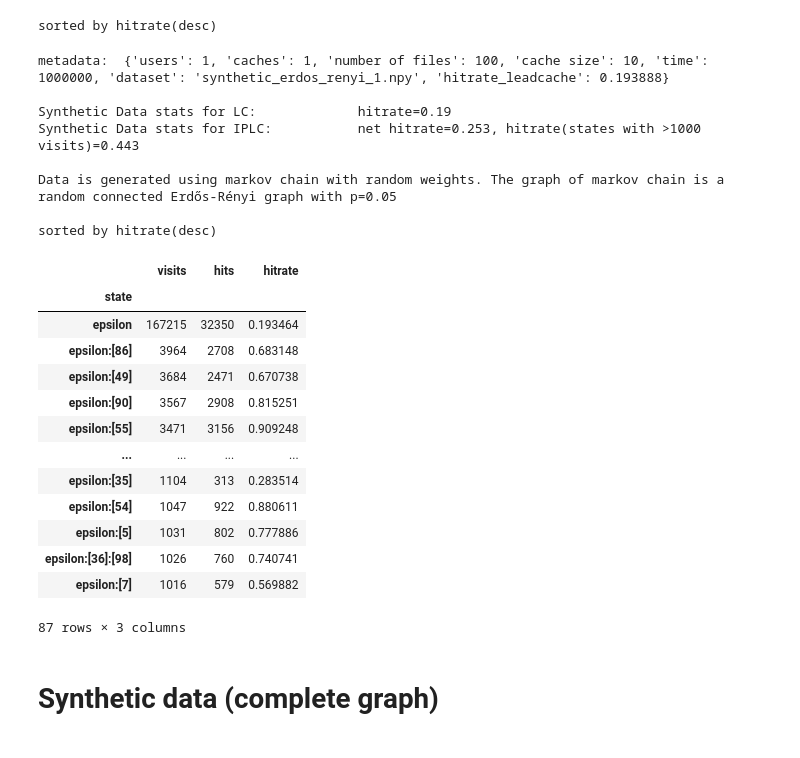
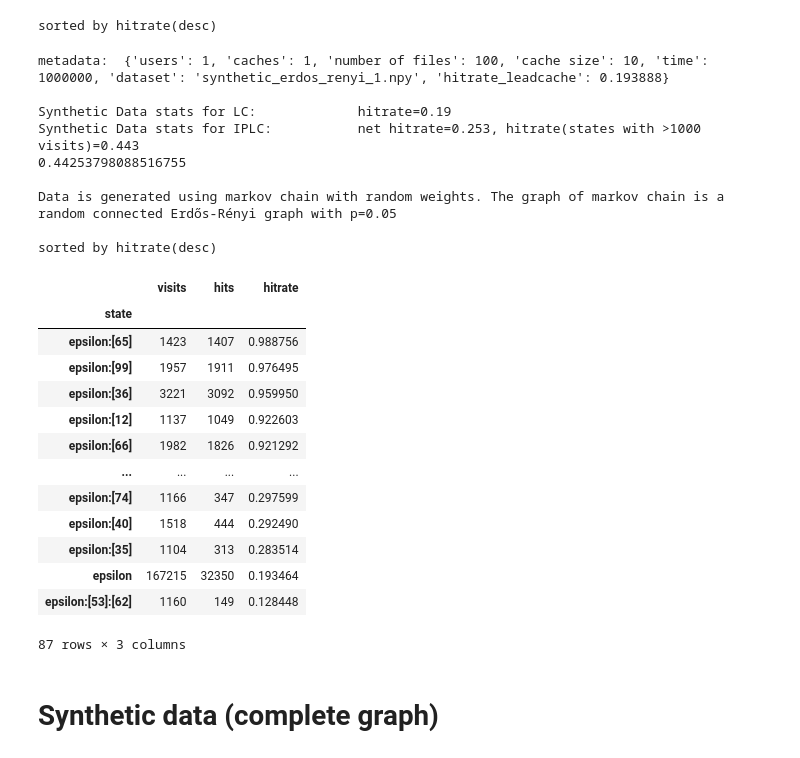
Before and after one commit to AtivJoshi/UniversalCaching, a Jupyter notebook: results.ipynb, the cells around one changed output. Cells and saved outputs as stored; diff of their text form; code cells hidden in the pictures.

```diff
--- a/results.ipynb
+++ b/results.ipynb
@@ -194,42 +194,43 @@ sorted by hitrate(desc)
 # %%
 folder_path=""
 with pd.HDFStore(folder_path+'data/erdos_renyi_1.h5') as storage:
   df=storage['df']
   df.set_index('state',drop=True,inplace=True)
   metadata=storage.get_storer('df').attrs.metadata
 des=metadata.pop('data_description')
 print('metadata: ',metadata)
 print(f'\nSynthetic Data stats for LC: \t\t hitrate={0.193888:.02f}')
 print(f'Synthetic Data stats for IPLC: \t\t net hitrate={0.25299:0.3f}, hitrate(states with >1000 visits)={0.44253798088516755:0.3f}')
 df.drop(df[df['visits']<1000].index,inplace=True)
 # print(df['hits'].sum()/df['visits'].sum())
 print('\n'+des)
-df.sort_values(by='visits',ascending=False,inplace=True)
+df.sort_values(by='per',ascending=False,inplace=True)
 df.rename({'per':'hitrate'},inplace=True,axis=1)
 print('\nsorted by hitrate(desc)')
 df
 # %% [output]
 metadata:  {'users': 1, 'caches': 1, 'number of files': 100, 'cache size': 10, 'time': 1000000, 'dataset': 'synthetic_erdos_renyi_1.npy', 'hitrate_leadcache': 0.193888}
 
 Synthetic Data stats for LC:             hitrate=0.19
 Synthetic Data stats for IPLC:           net hitrate=0.253, hitrate(states with >1000 visits)=0.443
+0.44253798088516755
 
 Data is generated using markov chain with random weights. The graph of markov chain is a random connected Erdős-Rényi graph with p=0.05
 
 sorted by hitrate(desc)
 |  | visits | hits | hitrate |
 | state |  |  |  |
+| epsilon:[65] | 1423 | 1407 | 0.988756 |
+| epsilon:[99] | 1957 | 1911 | 0.976495 |
+| epsilon:[36] | 3221 | 3092 | 0.959950 |
+| epsilon:[12] | 1137 | 1049 | 0.922603 |
+| epsilon:[66] | 1982 | 1826 | 0.921292 |
+| ... | ... | ... | ... |
+| epsilon:[74] | 1166 | 347 | 0.297599 |
+| epsilon:[40] | 1518 | 444 | 0.292490 |
+| epsilon:[35] | 1104 | 313 | 0.283514 |
 | epsilon | 167215 | 32350 | 0.193464 |
-| epsilon:[86] | 3964 | 2708 | 0.683148 |
-| epsilon:[49] | 3684 | 2471 | 0.670738 |
-| epsilon:[90] | 3567 | 2908 | 0.815251 |
-| epsilon:[55] | 3471 | 3156 | 0.909248 |
-| ... | ... | ... | ... |
-| epsilon:[35] | 1104 | 313 | 0.283514 |
-| epsilon:[54] | 1047 | 922 | 0.880611 |
-| epsilon:[5] | 1031 | 802 | 0.777886 |
-| epsilon:[36]:[98] | 1026 | 760 | 0.740741 |
-| epsilon:[7] | 1016 | 579 | 0.569882 |
+| epsilon:[53]:[62] | 1160 | 149 | 0.128448 |
 87 rows × 3 columns
 # %% [markdown]
 # Synthetic data (complete graph)
```
Also changed, not shown: parts of 4 cells of this notebook.
